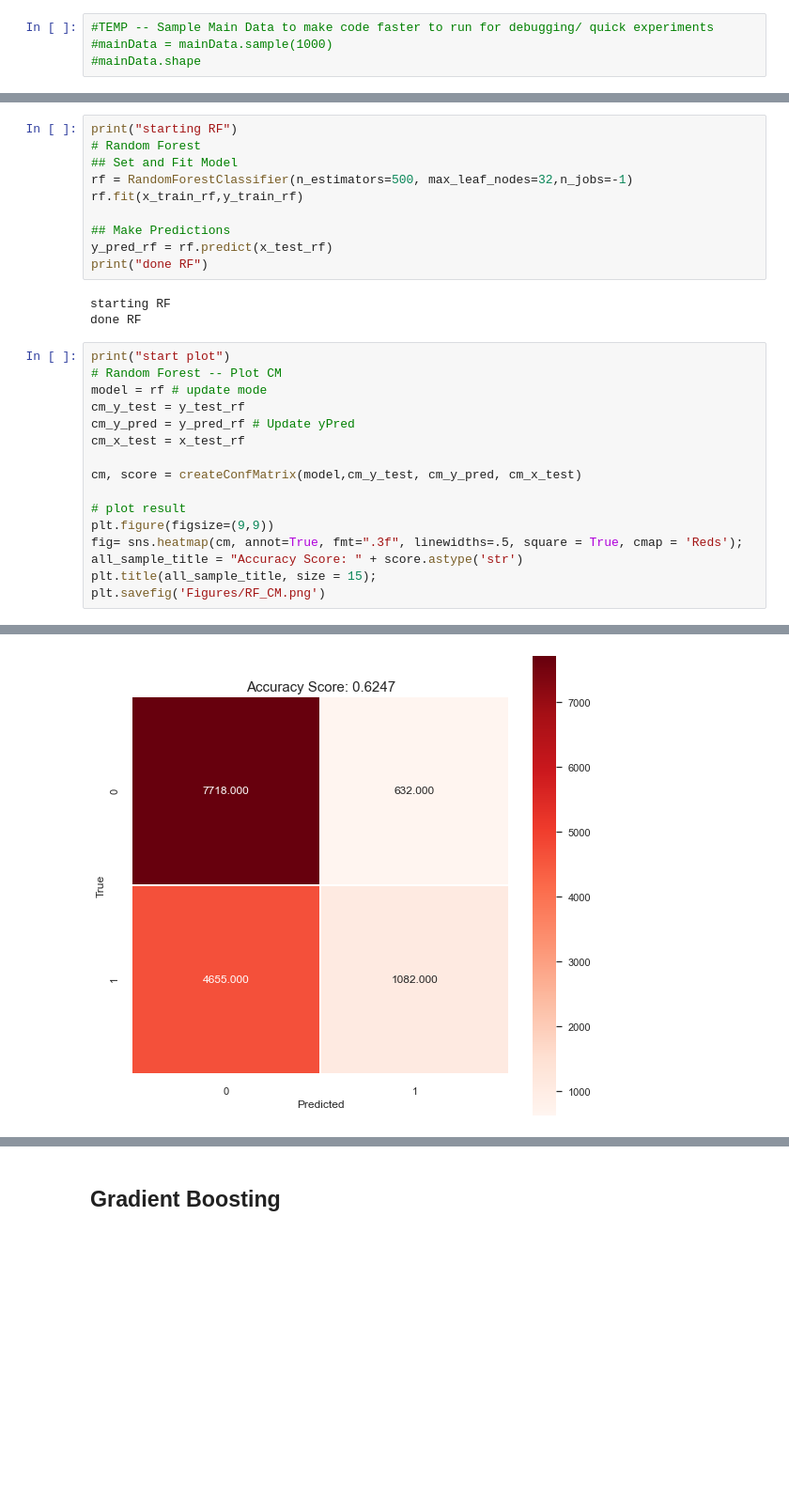
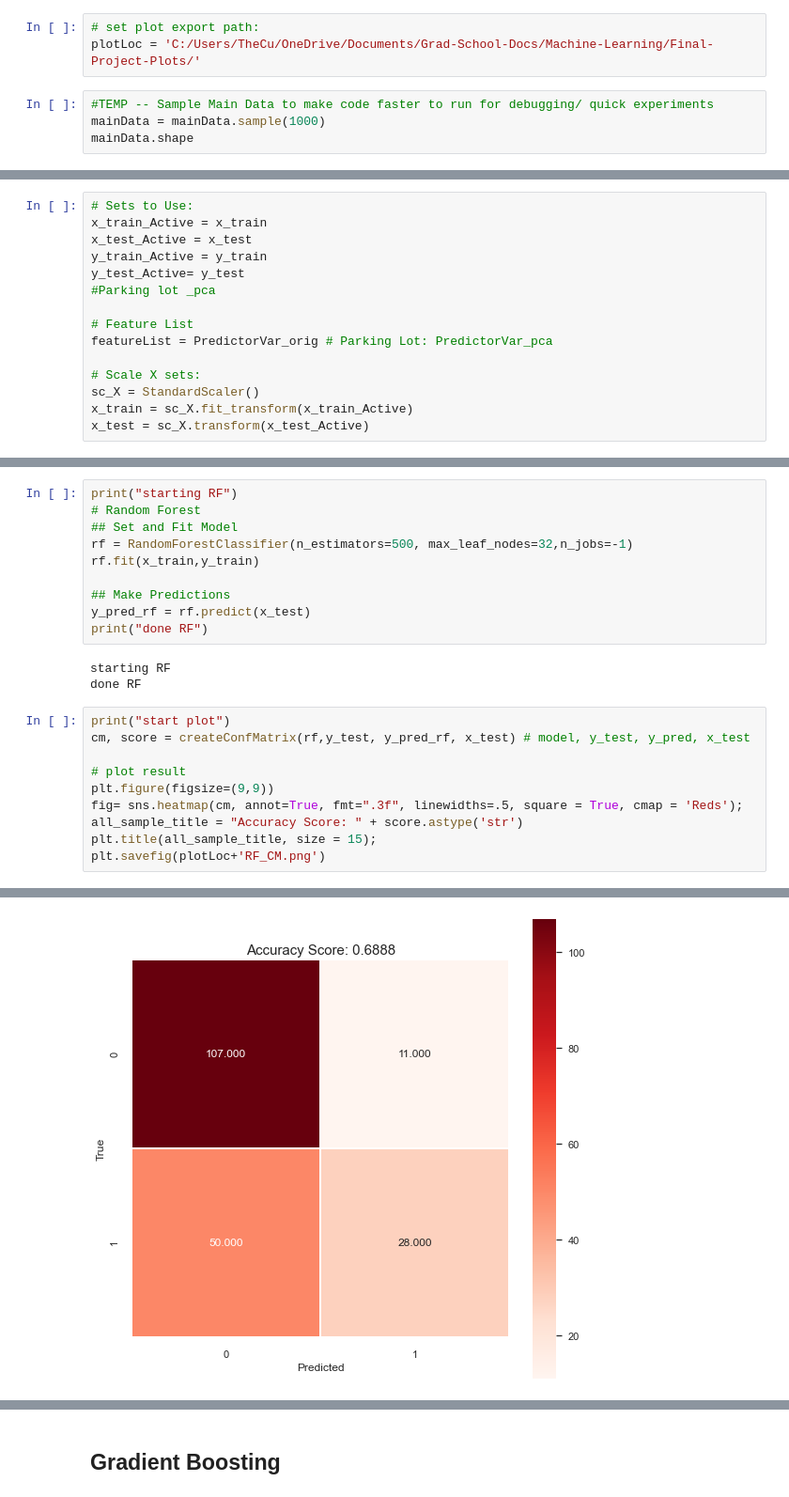
Before and after one commit to bcullinan32/ML_Course, a Jupyter notebook: Class-Data-Clean-Up.ipynb, the cells around one changed output, grey strips where cells are left out. Shown at 94% size. Saved outputs shown, nothing was run; the diff lists cells and outputs as text; blank space fills up the shorter version.

```diff
--- a/Class-Data-Clean-Up.ipynb
+++ b/Class-Data-Clean-Up.ipynb
@@ -104,7 +104,10 @@ admissionTypeLookUp
 # %%
 # Set Aside Copy of DF for Experiments
 expData = mainData
+# %%
+# set plot export path:
+plotLoc = 'C:/Users/TheCu/OneDrive/Documents/Grad-School-Docs/Machine-Learning/Final-Project-Plots/'
 # %%
 #TEMP -- Sample Main Data to make code faster to run for debugging/ quick experiments
-#mainData = mainData.sample(1000)
-#mainData.shape
+mainData = mainData.sample(1000)
+mainData.shape
@@ -767,2 +773,17 @@ quick evaluation report with test/train split with PCA:
+# %%
+# Sets to Use:
+x_train_Active = x_train
+x_test_Active = x_test
+y_train_Active = y_train
+y_test_Active= y_test
+#Parking lot _pca
+
+# Feature List
+featureList = PredictorVar_orig # Parking Lot: PredictorVar_pca
+
+# Scale X sets:
+sc_X = StandardScaler()
+x_train = sc_X.fit_transform(x_train_Active)
+x_test = sc_X.transform(x_test_Active)
 # %% [markdown]
 ## Random Forest
@@ -777,33 +792,27 @@ print("starting RF")
 # Random Forest
 ## Set and Fit Model
 rf = RandomForestClassifier(n_estimators=500, max_leaf_nodes=32,n_jobs=-1)
-rf.fit(x_train_rf,y_train_rf)
+rf.fit(x_train,y_train)
 
 ## Make Predictions
-y_pred_rf = rf.predict(x_test_rf)
+y_pred_rf = rf.predict(x_test)
 print("done RF")
 # %% [output]
 starting RF
 done RF
 # %%
 print("start plot")
-# Random Forest -- Plot CM
-model = rf # update mode
-cm_y_test = y_test_rf
-cm_y_pred = y_pred_rf # Update yPred
-cm_x_test = x_test_rf
-
-cm, score = createConfMatrix(model,cm_y_test, cm_y_pred, cm_x_test)
+cm, score = createConfMatrix(rf,y_test, y_pred_rf, x_test) # model, y_test, y_pred, x_test
 
 # plot result
 plt.figure(figsize=(9,9))
 fig= sns.heatmap(cm, annot=True, fmt=".3f", linewidths=.5, square = True, cmap = 'Reds');
 all_sample_title = "Accuracy Score: " + score.astype('str')
 plt.title(all_sample_title, size = 15);
-plt.savefig('Figures/RF_CM.png')
+plt.savefig(plotLoc+'RF_CM.png')
 # %% [output]
 start plot
-[figure, old version]
+[figure, new version]
 # %%
 # Random Forest -- Precision/Recall Scores
 
```
Also changed, not shown: parts of 43 cells of this notebook.
